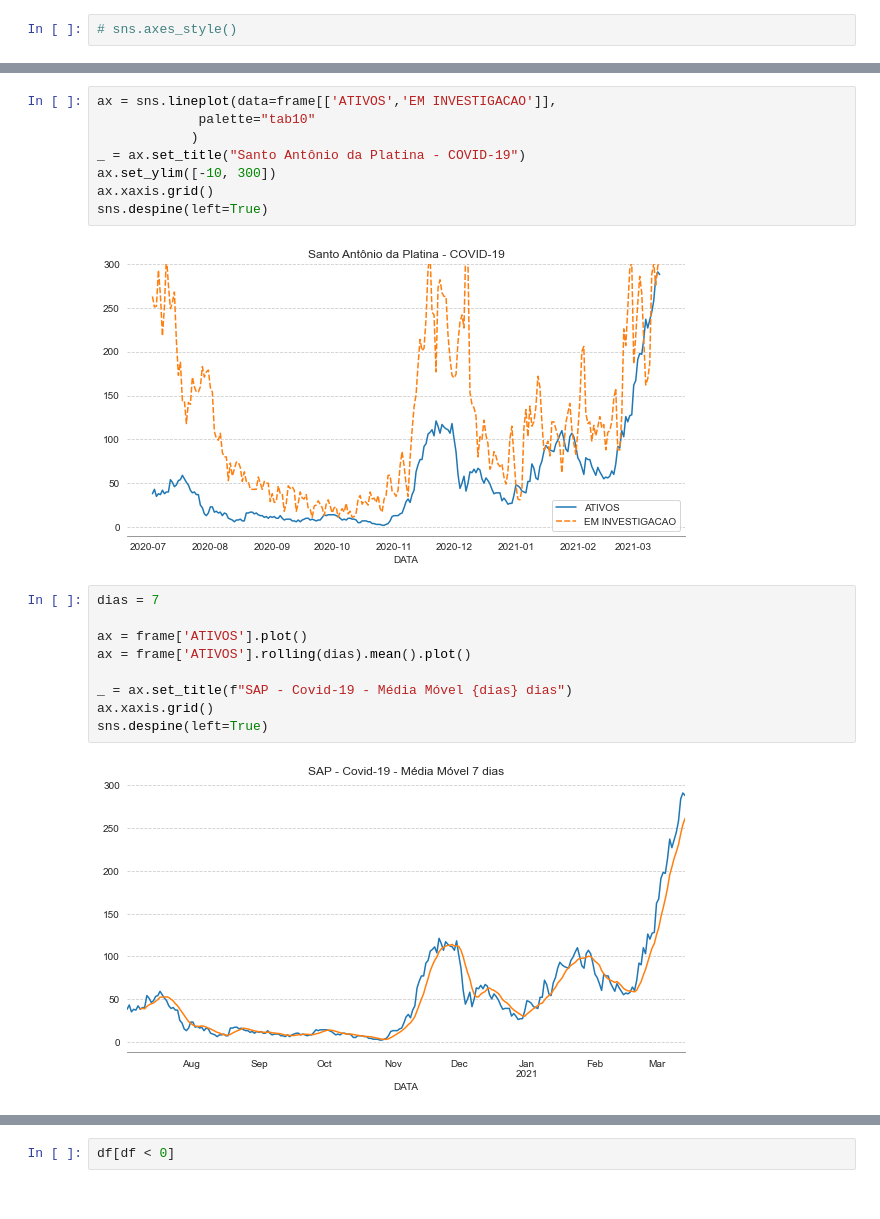
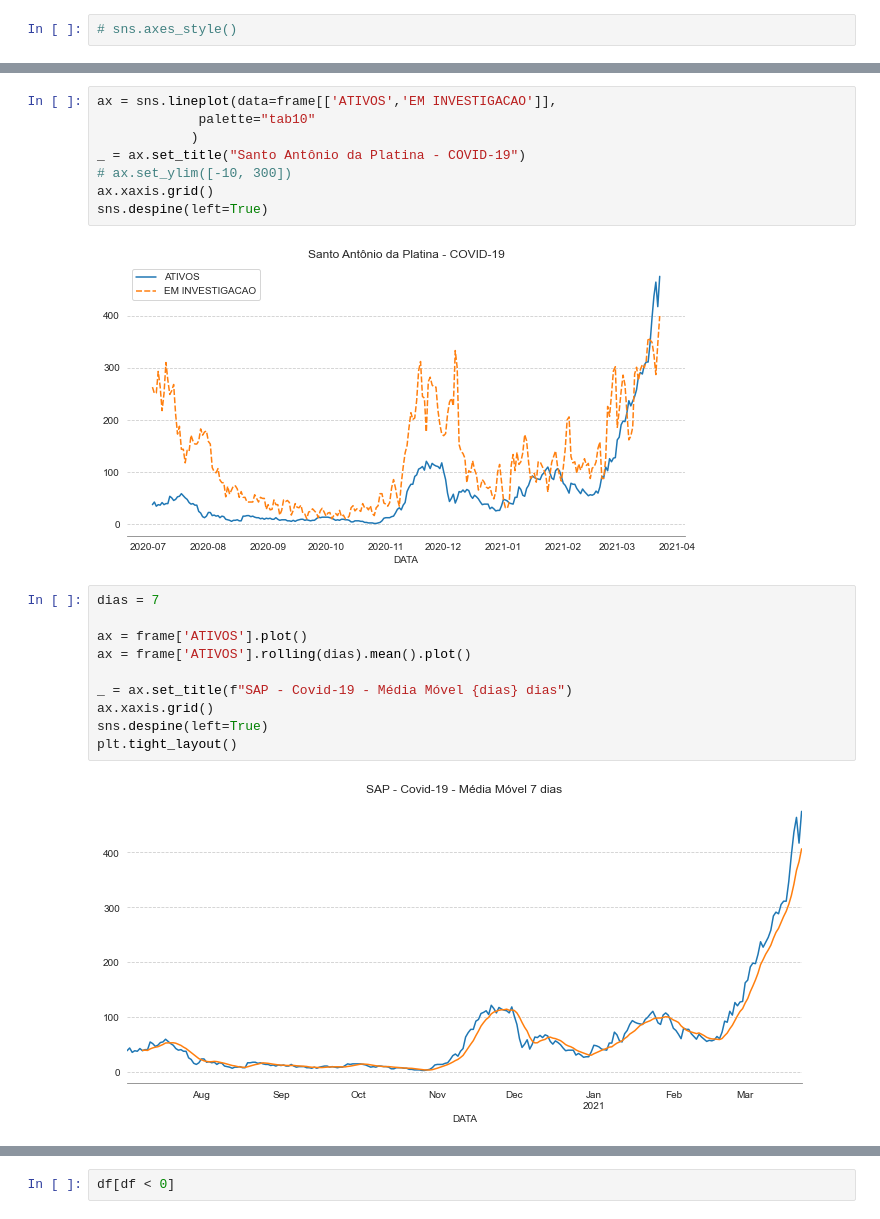
Before and after one commit to GiliardGodoi/covid-sap-data, a Jupyter notebook: notebooks/02_analise_exploratoria.ipynb, the cells around one changed output, grey strips where cells are left out. Saved outputs shown, nothing was run; the diff lists cells and outputs as text.

```diff
--- a/notebooks/02_analise_exploratoria.ipynb
+++ b/notebooks/02_analise_exploratoria.ipynb
@@ -156,22 +157,23 @@ ax = sns.lineplot(data=frame[['ATIVOS','EM INVESTIGACAO']],
              palette="tab10"
             )
 _ = ax.set_title("Santo Antônio da Platina - COVID-19")
-ax.set_ylim([-10, 300])
+# ax.set_ylim([-10, 300])
 ax.xaxis.grid()
 sns.despine(left=True)
 # %% [output]
-[figure, old version]
+[figure, new version]
 # %%
 dias = 7
 
 ax = frame['ATIVOS'].plot()
 ax = frame['ATIVOS'].rolling(dias).mean().plot()
 
 _ = ax.set_title(f"SAP - Covid-19 - Média Móvel {dias} dias")
 ax.xaxis.grid()
 sns.despine(left=True)
+plt.tight_layout()
 # %% [output]
-[figure, old version]
+[figure, new version]
 # %%
 dias = 15
 
```
Also changed, not shown: parts of 24 cells of this notebook.
